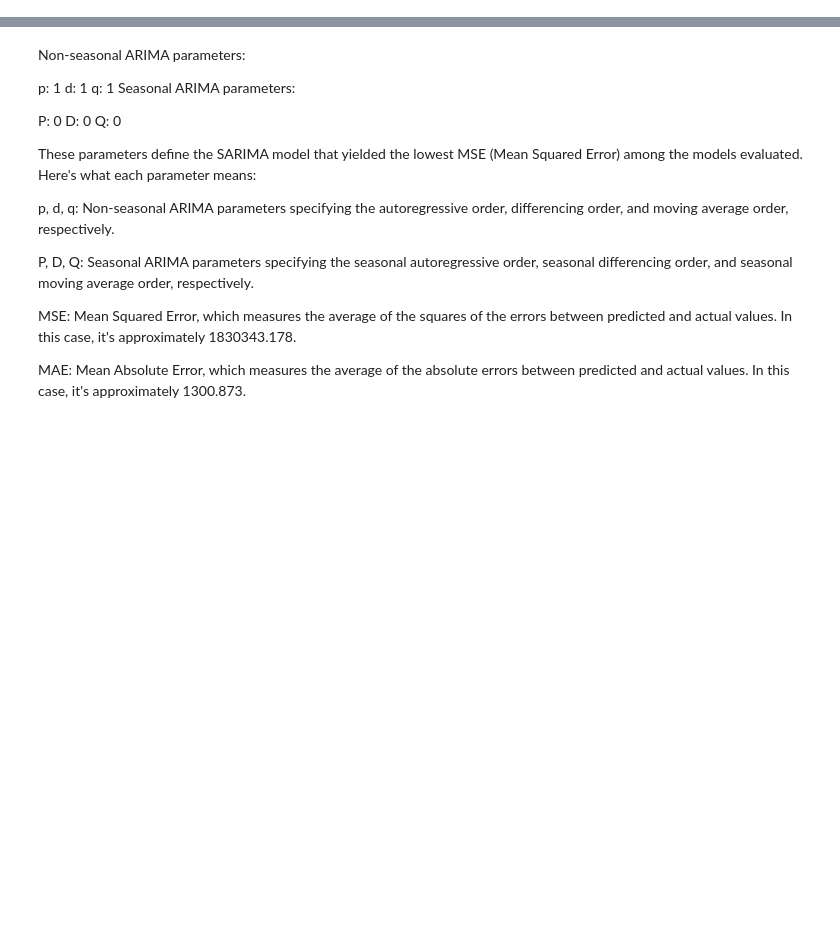
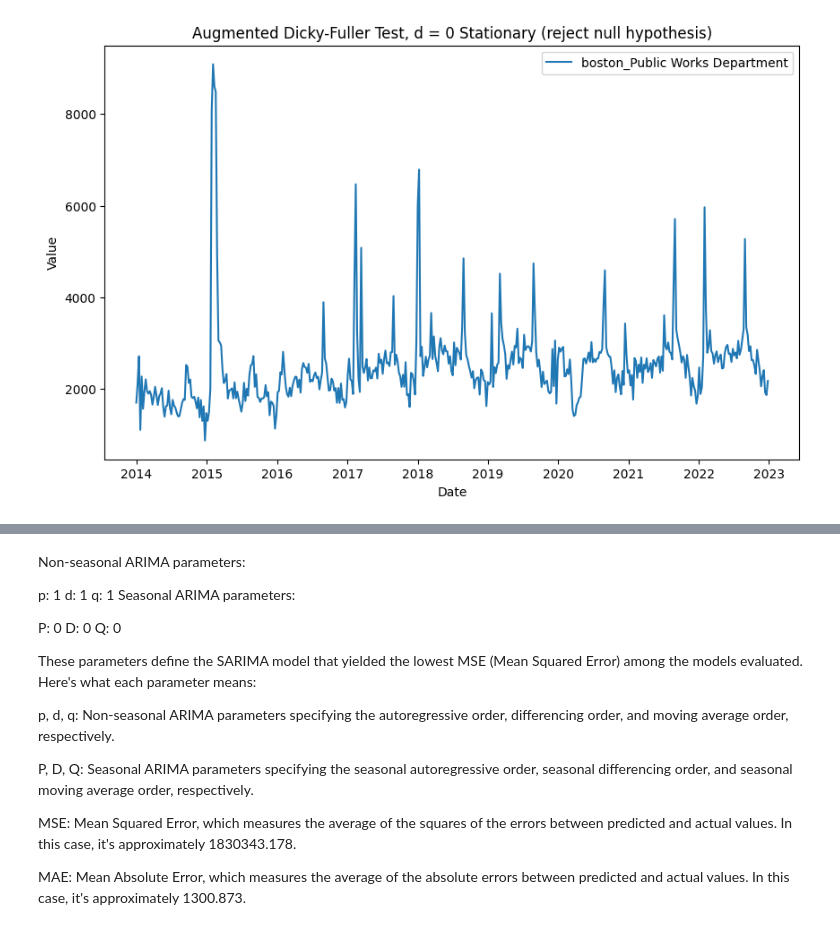
Before and after one commit to allieferas/311-forecasting, a Jupyter notebook: notebooks/grid_search.ipynb, the cells around one changed output, grey strips where cells are left out. Drawn from its saved outputs; the diff is of its cells as text; code cells hidden in the pictures; blank space fills up the shorter version.

```diff
--- a/notebooks/grid_search.ipynb
+++ b/notebooks/grid_search.ipynb
@@ -0,0 +14,92 @@
+# %%
+import os
+import pandas as pd
+from glob import glob
+import numpy as np
+import matplotlib.pyplot as plt
+from statsmodels.tsa.stattools import adfuller, acf, pacf
+
+def identify_parameters(file_path):
+    """
+    Function to identify parameters for a time series model.
+
+    Parameters:
+    - file_path: Path to the CSV file containing the time series data.
+
+    Returns:
+    - Dictionary containing identified parameters: 'd', 'p', 'q'.
+    """
+
+    # Grab the basename of the file for the figure titles
+    file_name = os.path.basename(file_path)[:-10]
+
+    # Load Data
+    train_data = pd.read_csv(file_path, dtype={'count': float})
+    train_data['week_start'] = pd.to_datetime(train_data['week_start']) # Convert 'week_start' column to datetime
+
+    # Augmented Dickey-Fuller Test (Stationary Test)
+    result = adfuller(train_data['count'])
+    print('ADF Statistic:', result[0])
+    print('p-value:', result[1])
+    if result[1] <= 0.05:
+        msg = 'Stationary (reject null hypothesis)'
+        d = 0  # Set d to 0 for stationary data
+    else:
+        msg = 'Non-Stationary (fail to reject null hypothesis)'
+        # Determine order of differencing (d)
+        d = 1
+        while True:
+            differenced_data = train_data['count'].diff(periods=d).dropna()
+            result_diff = adfuller(differenced_data)
+            print(f'Differencing d={d}, ADF Statistic:', result_diff[0])
+            print(f'Differencing d={d}, p-value:', result_diff[1])
+            if result_diff[1] <= 0.05 or d >= 3:  # Stop increasing differencing if p-value is <= 0.05 or reached maximum differencing
+                print(f'Determined d={d} for differencing.')
+                break
+            d += 1
+
+    # Visual inspection and stationarity check
+    plt.figure(figsize=(10, 6))
+    plt.plot(train_data['week_start'], train_data['count'], label=file_name)
+    plt.title(f'Augmented Dicky-Fuller Test, d = {d} {msg}')
+    plt.xlabel('Date')
+    plt.ylabel('Value')
+    plt.legend()
+    plt.show()
+
+    # Autocorrelation and Partial Autocorrelation Analysis
+    acf_vals, confint = acf(train_data['count'], nlags=30, alpha=0.05)
+    pacf_vals, confint = pacf(train_data['count'], nlags=30, alpha=0.05)
+
+    # Identify p and q based on significant lags in ACF and PACF plots
+    significant_acf_lags = np.where(acf_vals > 0.2)[0]
+    significant_pacf_lags = np.where(pacf_vals > 0.2)[0]
+
+    # Set p and q based on significant lags
+    p = max(significant_acf_lags) if significant_acf_lags.size > 0 else 0
+    q = max(significant_pacf_lags) if significant_pacf_lags.size > 0 else 0
+
+    # Plot ACF and PACF
+    fig, ax = plt.subplots(2, 1, figsize=(10, 8))
+    ax[0].stem(acf_vals, label=file_name)
+    ax[0].set_title(f'Autocorrelation Function (ACF), p = {p}')
+    ax[0].legend()
+    ax[1].stem(pacf_vals, label=file_name)
+    ax[1].set_title(f'Partial Autocorrelation Function (PACF), q = {q}')
+    ax[1].legend()
+    plt.show()
+
+    parameters = {'d': d, 'p': p, 'q': q}
+    return parameters
+
+# Get a list of all files with 'train' in their name in the directory
+train_files = glob(os.path.join('../data/out/', '*train*.csv'))
+
+# Loop through each train file
+for file_path in train_files:
+    print(f'Processing file: {file_path}')
+
+    # Identify parameters
+    parameters = identify_parameters(file_path)
+    print(parameters)
+# %% [output]
@@ -0,0 +109 @@
+[figure, added]
```
Also changed, not shown: parts of 10 cells of this notebook.
